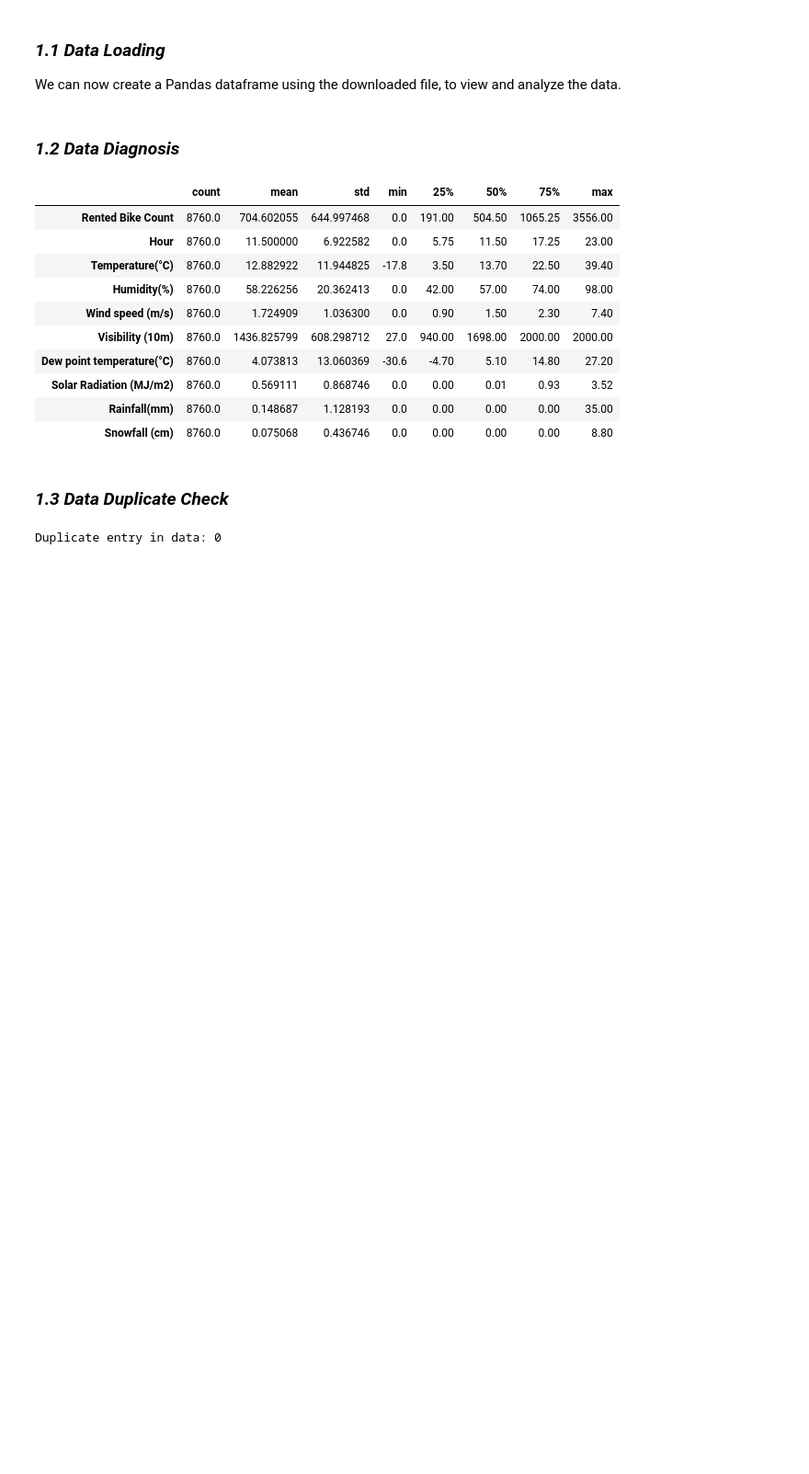
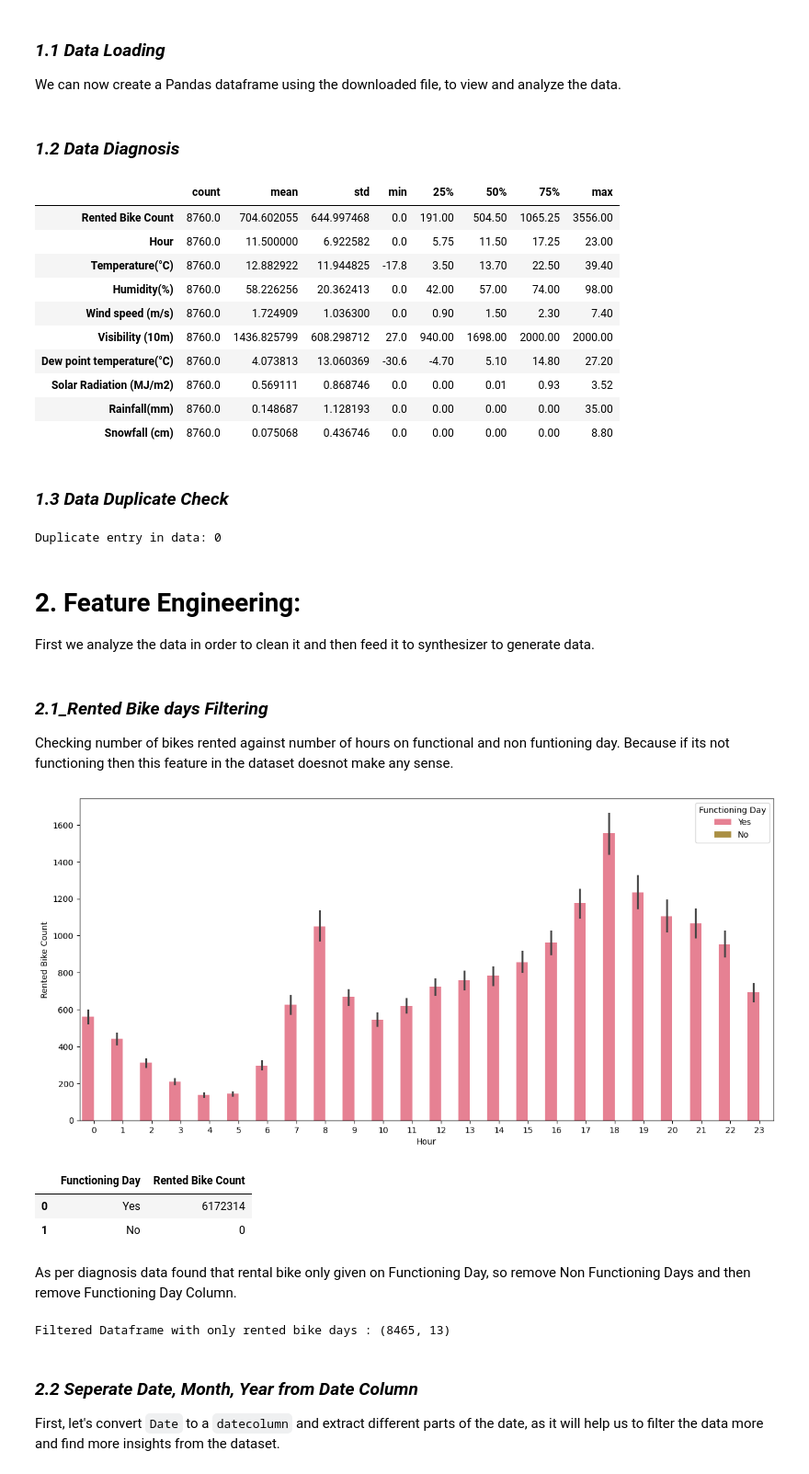
Before and after one commit to MalikAsadAftab/Seoul-Bike-Renting-Synthetic-Data-Generation, a Jupyter notebook: Seoul_Bike_Renting_Synthetic_Data_Generation.ipynb, the cells around one changed output. Shown: that part at 92% size. Drawn from its saved outputs; the diff is of its cells as text; code cells hidden in the pictures; blank space fills up the shorter version.

Commit message:
Feature Engineering

```diff
--- a/Seoul_Bike_Renting_Synthetic_Data_Generation.ipynb
+++ b/Seoul_Bike_Renting_Synthetic_Data_Generation.ipynb
@@ -178,3 +178,28 @@ print("Duplicate entry in data:",len(data[data.duplicated()]))
 data = data.drop_duplicates()
 # %% [output]
 Duplicate entry in data: 0
+# %% [markdown]
+# **2. Feature Engineering:**
+
+First we analyze the data in order to clean it and then feed it to synthesizer to generate data.
+# %% [markdown]
+### *2.1_Rented Bike days Filtering*
+Checking number of bikes rented against number of hours on functional and non funtioning day. Because if its not functioning then this feature in the dataset doesnot make any sense.
+# %%
+#for chech functioning and non functioning day ,plot (Hour Vs Rented Bike Count Graph)
+def barplots(x,y,hue):
+    plt.figure(figsize=(15,7))
+    sns.set_palette("husl")
+    sns.barplot(x=x,y=y,hue=hue,data=data);
+barplots('Hour','Rented Bike Count','Functioning Day')
+# %% [output]
+[figure, added]
+# %%
+# Grouping by functioning day and calculating the total Rented Bike Count
+data.groupby('Functioning Day').sum()['Rented Bike Count'].sort_values(ascending = False).reset_index()
+# %% [output]
+|  | Functioning Day | Rented Bike Count |
+| 0 | Yes | 6172314 |
+| 1 | No | 0 |
+# %% [markdown]
+As per diagnosis data found that rental bike only given on Functioning Day, so remove Non Functioning Days and then remove Functioning Day Column.
@@ -180,0 +212,9 @@ Duplicate entry in data: 0
+# %%
+#Checking DataFrame Shape After Removing Non Functional Day Rows And Functional Day Column
+print("Filtered Dataframe with only rented bike days :",df1.shape,"\n")
+# %% [output]
+Filtered Dataframe with only rented bike days : (8465, 13)
+# %% [markdown]
+### *2.2 Seperate Date, Month, Year from Date Column*
+
+First, let's convert `Date` to a `datecolumn` and extract different parts of the date, as it will help us to filter the data more and find more insights from the dataset.
```
Also changed, not shown: parts of 7 cells of this notebook.
